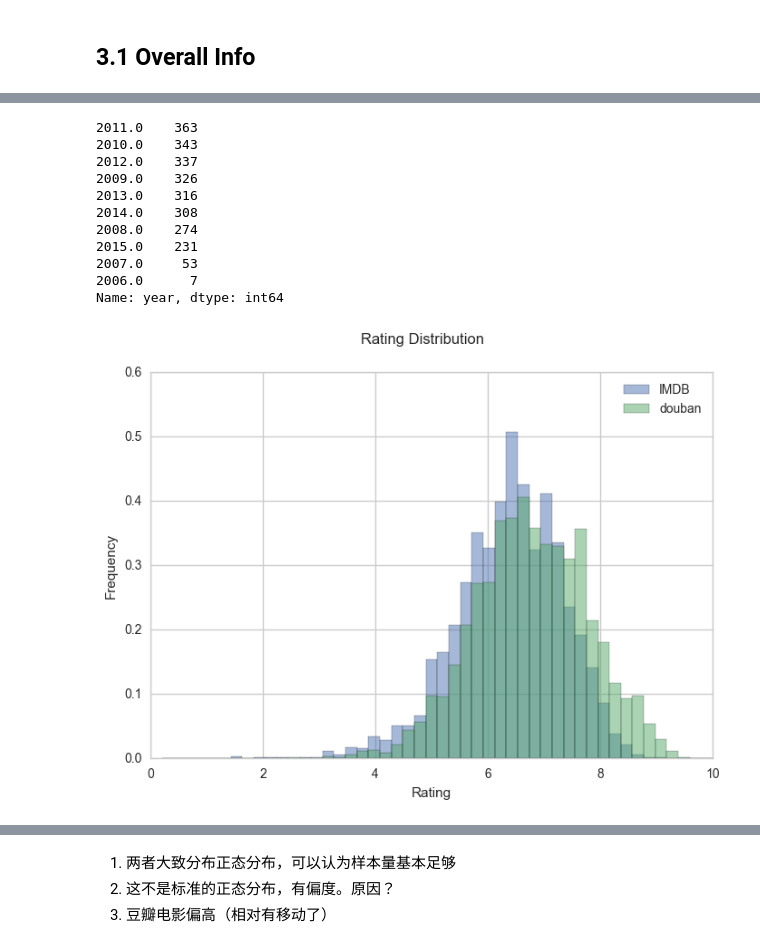
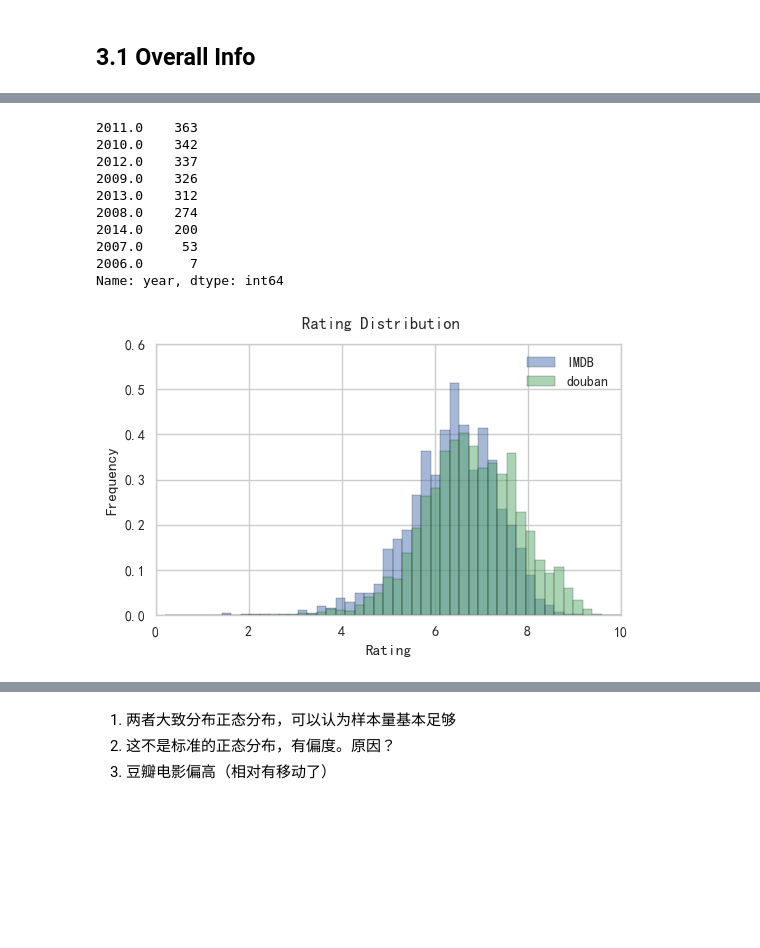
Before and after one commit to cqcn1991/movie-compare, a Jupyter notebook: application.ipynb, the cells around one changed output, grey strips where cells are left out. Drawn from its saved outputs; the diff is of its cells as text; code cells hidden in the pictures; blank space fills up the shorter version.

```diff
--- a/application.ipynb
+++ b/application.ipynb
@@ -8,11 +8,16 @@ from import_file import *
 load_libs()
 # %% [output]
 [interactive output not drawn]
+# %%
+mpl.rcParams['font.sans-serif'] = ['SimHei']
+mpl.rcParams['font.serif'] = ['SimHei']
+mpl.rcParams['axes.unicode_minus'] = False
+sns.set_style({"font.sans-serif":['simhei','Arial']})
 # %% [markdown]
 # 1. Data Wrangling
 # %%
 data = []
-for year in range(2008,2016):
+for year in range(2008,2015):
     file = "./data/movie_list_%s_v2.json" % year
     with open(file, encoding='utf-8' ) as data_file:
         data += json.load(data_file)
@@ -94,13 +99,15 @@ df['year']=df['omdb_info'].apply(lambda x: x.get('Year', np.nan))
 df['year'] = df['year'].astype(float)
 df['imdb_ratings_count'] = df['omdb_info'].apply(lambda x: int(x['imdbVotes'].replace(',', '')))
 df['imdb_rating'] = df['imdb_rating'].astype(float)
-df['imdb_ratings_count'] = df['imdb_ratings_count'].astype(float)
+df['imdb_ratings_count'] = df['imdb_ratings_count'].astype(int)
 # df['name'] = df['name'].apply(lambda x: x.encode('ascii','ignore'))
 df['metascore'] = df['metascore'].astype(float)
 df['metascore'] = df['metascore']/10
 df['genre']=df['omdb_info'].apply(lambda x: x.get('Genre', 'none'))
 df['country']=df['omdb_info'].apply(lambda x: x.get('Country', 'none'))
-# df['image_url']=df['omdb_info'].apply(lambda x: x.get('Poster', 'none'))
+# df['genre'] = df['genre_all'].apply(lambda x: x)
+# # df['country'] = df['country_all'].apply(lambda x: x.split(',')[0])
+# df['country'] = df['country_all'].apply(lambda x: x)
 
 df['name'] = df['douban_info'].apply(lambda x: x['title'])
 df['db_rating'] = df['douban_info'].apply(lambda x: x['rating']['average'])
@@ -108,6 +115,8 @@ df['db_ratings_count'] = df['douban_info'].apply(lambda x: x['ratings_count'])
 df['image_url']=df['douban_info'].apply(lambda x: x['images']['large'])
 df['douban_url']=df['douban_info'].apply(lambda x: x['alt'])
 df['douban_year']=df['douban_info'].apply(lambda x: x['year'])
+df['genre_douban']=df['douban_info'].apply(lambda x: x['genres'])
+df['country_douban']=df['douban_info'].apply(lambda x: x['countries'])
 
 df.drop('douban_info', 1, inplace=True)
 df.drop('omdb_info', 1, inplace=True)
@@ -220,0 +217,10 @@ df.describe()
+# %%
+coloumn = df['db_rating']
+std, mean = coloumn.std(), coloumn.mean()
+df['db_rank_norm']=(coloumn-mean)/std
+coloumn = df['imdb_rating']
+std, mean = coloumn.std(), coloumn.mean()
+df['imdb_rank_norm']=(coloumn-mean)/std
+
+df = df.query('year > 2005')
+df.describe()
@@ -222,22 +238,21 @@ df.describe()
 df['year'].value_counts()
 # %% [output]
 2011.0    363
-2010.0    343
+2010.0    342
 2012.0    337
 2009.0    326
-2013.0    316
-2014.0    308
+2013.0    312
 2008.0    274
-2015.0    231
+2014.0    200
 2007.0     53
 2006.0      7
 Name: year, dtype: int64
 # %%
 # 1. Why douban is higher?
 # 2. Why the std is close to 1? (but IMDB < Douban, indicating a narrower distribution)
 bins=linspace(0,10)
 df['imdb_rating'].hist(bins=bins, alpha=0.5, normed=True, label = 'IMDB')
 df['db_rating'].hist(bins=bins,alpha=0.5,  normed=True, label = 'douban')
-plt_configure(xlabel='Rating',ylabel='Frequency', title='Rating Distribution', legend=True)
+plt_configure(xlabel='Rating',ylabel='Frequency', title='Rating Distribution', legend=True, figsize=(6,3.5))
 # %% [output]
-[figure, old version]
+[figure, new version]
```
Also changed, not shown: parts of 50 cells of this notebook, 14 other files.
